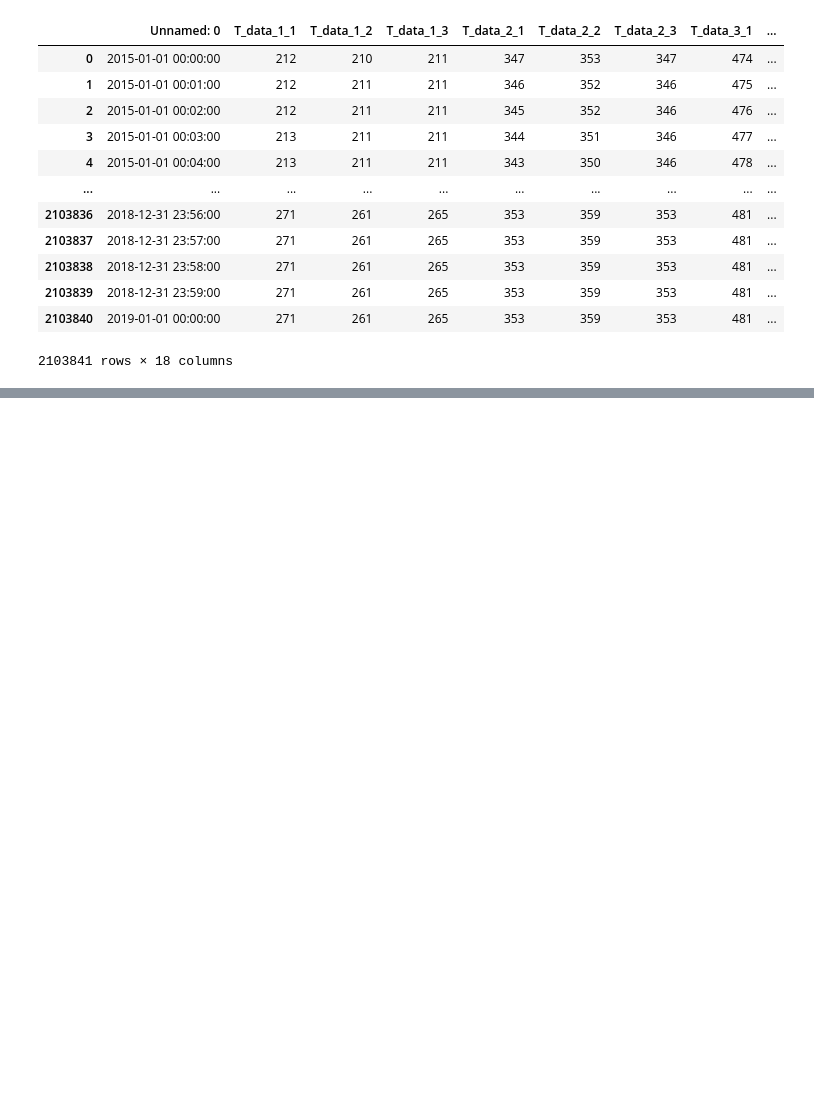
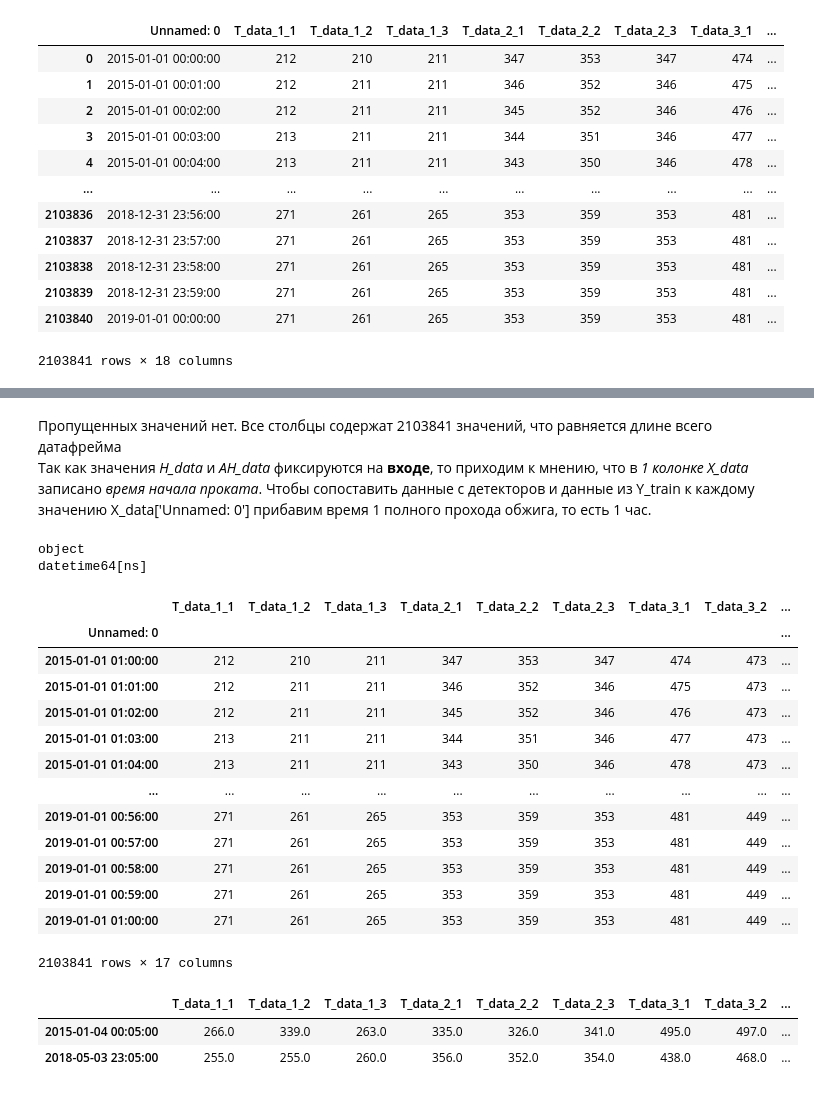
Before and after one commit to IamSVP94/SEVERSTAL_task, a Jupyter notebook: REPORT.ipynb, the cells around one changed output, grey strips where cells are left out. Drawn from its saved outputs; the diff is of its cells as text; code cells hidden in the pictures; blank space fills up the shorter version.

```diff
--- a/REPORT.ipynb
+++ b/REPORT.ipynb
@@ -126,0 +149,30 @@ X_data
+# %% [markdown]
+Пропущенных значений нет. Все столбцы содержат 2103841 значений, что равняется длине всего датафрейма<br>
+Так как значения _H_data_ и _AH_data_ фиксируются на **входе**, то приходим к мнению, что в _1 колонке X_data_ записано *время начала проката*. Чтобы сопоставить данные с детекторов и данные из Y_train к каждому значению X_data['Unnamed: 0'] прибавим время 1 полного прохода обжига, то есть 1 час.
+# %%
+from datetime import datetime, timedelta
+
+print(X_data['Unnamed: 0'].dtype)
+X_data['Unnamed: 0'] = pd.to_datetime(X_data['Unnamed: 0']) + timedelta(hours=1)
+print(X_data['Unnamed: 0'].dtype)
+# %% [output]
+object
+datetime64[ns]
+# %%
+X_data = X_data.set_index(['Unnamed: 0'])
+X_data
+# %% [output]
+|  | T_data_1_1 | T_data_1_2 | T_data_1_3 | T_data_2_1 | T_data_2_2 | T_data_2_3 | T_data_3_1 | T_data_3_2 | ... |
+| Unnamed: 0 |  |  |  |  |  |  |  |  | ... |
+| 2015-01-01 01:00:00 | 212 | 210 | 211 | 347 | 353 | 347 | 474 | 473 | ... |
+| 2015-01-01 01:01:00 | 212 | 211 | 211 | 346 | 352 | 346 | 475 | 473 | ... |
+| 2015-01-01 01:02:00 | 212 | 211 | 211 | 345 | 352 | 346 | 476 | 473 | ... |
+| 2015-01-01 01:03:00 | 213 | 211 | 211 | 344 | 351 | 346 | 477 | 473 | ... |
+| 2015-01-01 01:04:00 | 213 | 211 | 211 | 343 | 350 | 346 | 478 | 473 | ... |
+| ... | ... | ... | ... | ... | ... | ... | ... | ... | ... |
+| 2019-01-01 00:56:00 | 271 | 261 | 265 | 353 | 359 | 353 | 481 | 449 | ... |
+| 2019-01-01 00:57:00 | 271 | 261 | 265 | 353 | 359 | 353 | 481 | 449 | ... |
+| 2019-01-01 00:58:00 | 271 | 261 | 265 | 353 | 359 | 353 | 481 | 449 | ... |
+| 2019-01-01 00:59:00 | 271 | 261 | 265 | 353 | 359 | 353 | 481 | 449 | ... |
+| 2019-01-01 01:00:00 | 271 | 261 | 265 | 353 | 359 | 353 | 481 | 449 | ... |
+2103841 rows × 17 columns
@@ -126,0 +183,6 @@ X_data
+# %%
+q
+# %% [output]
+|  | T_data_1_1 | T_data_1_2 | T_data_1_3 | T_data_2_1 | T_data_2_2 | T_data_2_3 | T_data_3_1 | T_data_3_2 | ... |
+| 2015-01-04 00:05:00 | 266.0 | 339.0 | 263.0 | 335.0 | 326.0 | 341.0 | 495.0 | 497.0 | ... |
+| 2018-05-03 23:05:00 | 255.0 | 255.0 | 260.0 | 356.0 | 352.0 | 354.0 | 438.0 | 468.0 | ... |
```
Also changed, not shown: parts of 5 cells of this notebook.
